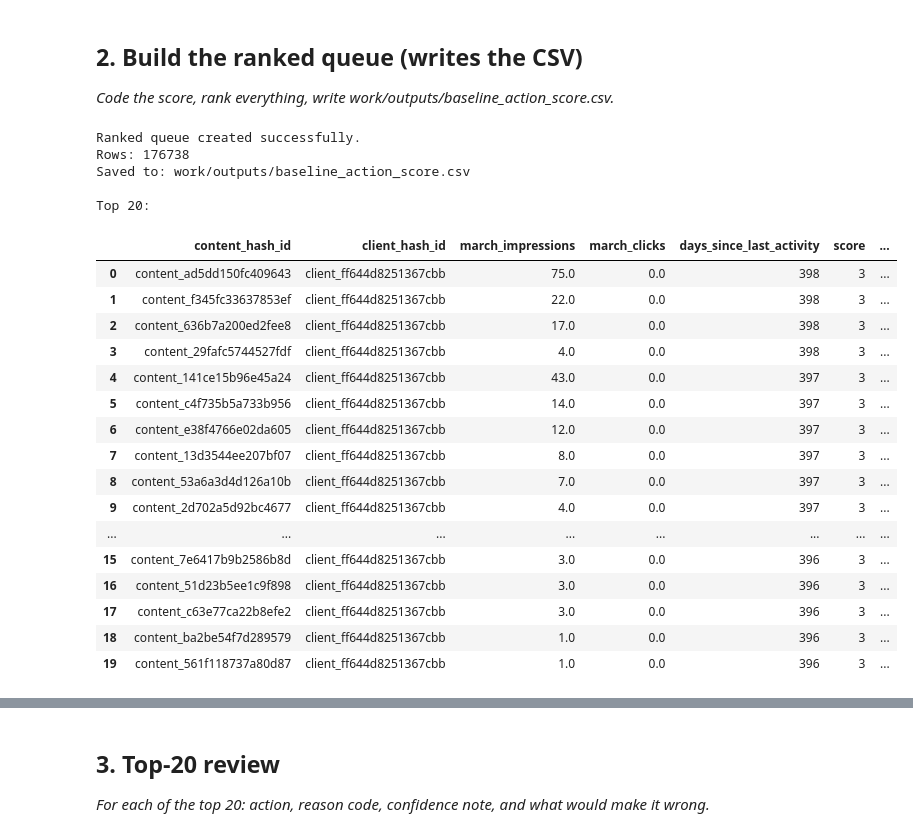
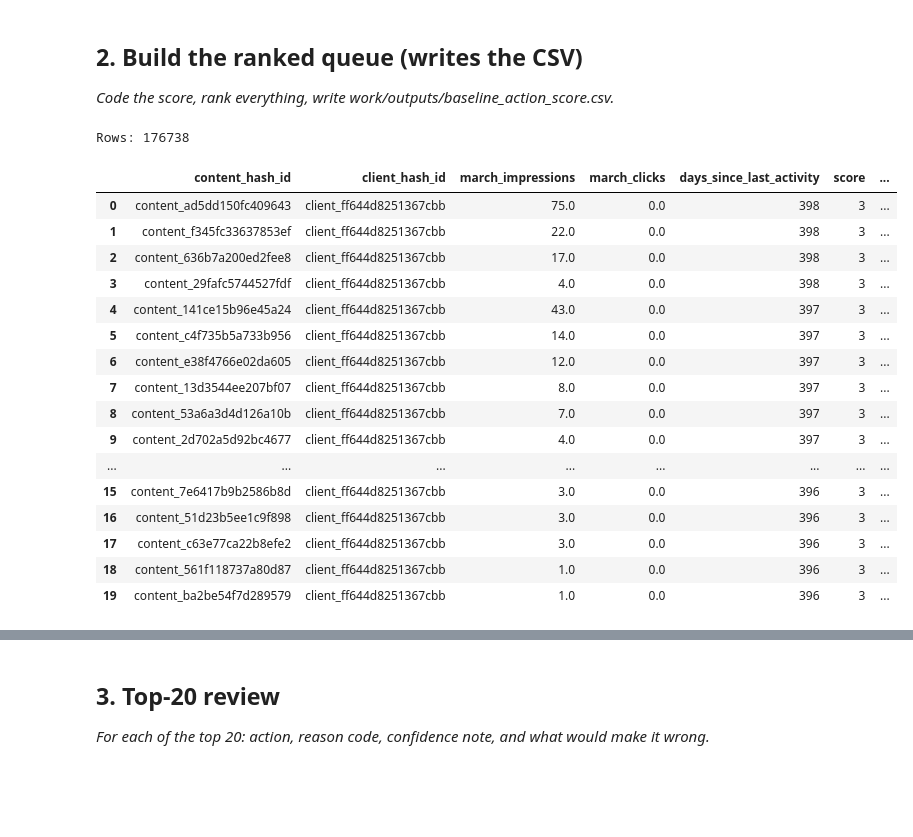
Before and after one commit to yashizhenya755-dev/flyrank-ml-internship, a Jupyter notebook: work/notebooks/w04_baseline_score.ipynb, the cells around one changed output, grey strips where cells are left out. Drawn from its saved outputs; the diff is of its cells as text; code cells hidden in the pictures; blank space fills up the shorter version.

```diff
--- a/work/notebooks/w04_baseline_score.ipynb
+++ b/work/notebooks/w04_baseline_score.ipynb
@@ -8,0 +29,14 @@ This skeleton is yours to fill. Work the sections **in order** — each one has
+# %%
+months = [f"2025-{m:02d}" for m in range(1, 13)] + ["2026-01", "2026-02"]
+base = "hf://datasets/FlyRank/internship-warehouse/fact_content_daily_performance"
+paths = [f"{base}/month={m}/data_0.parquet" for m in months]
+
+# a DuckDB list literal: read_parquet([...]) — used in place of '{history_path}'
+history_path = None                      # the old queries used quotes: FROM '{history_path}'
+history_rel = "read_parquet([" + ", ".join(f"'{p}'" for p in paths) + "])"
+
+print(len(paths), "months")
+print(con.sql(f"""
+    SELECT MIN(report_date) AS min_date, MAX(report_date) AS max_date, COUNT(*) AS n
+    FROM {history_rel}
+""").df())
@@ -191,21 +227,20 @@ Prioritize content pages that show a longer period of recent inactivity before M
 
 *Code the score, rank everything, write work/outputs/baseline_action_score.csv.*
 # %%
-# This cell is for CODE (numbers, a query, a check).
-# Write your text answer in the cell ABOVE this one — typing sentences here breaks Run All.
+import os
+
 ranked_queue = con.sql(f"""
 WITH page_history AS (
     SELECT
         content_hash_id,
         client_hash_id,
         MAX(report_date) AS last_observed_date
-    FROM '{history_path}'
+    FROM {history_rel}
     WHERE report_date < DATE '2026-03-01'
       AND gsc_data_available IS TRUE
       AND gsc_impressions > 0
     GROUP BY content_hash_id, client_hash_id
 ),
-
 march_pages AS (
     SELECT
         content_hash_id,
@@ -216,7 +251,6 @@ march_pages AS (
     WHERE gsc_data_available IS TRUE
     GROUP BY content_hash_id, client_hash_id
 ),
-
 scored AS (
     SELECT
         m.content_hash_id,
@@ -224,7 +258,6 @@ scored AS (
         m.march_impressions,
         m.march_clicks,
         DATE '2026-03-01' - h.last_observed_date AS days_since_last_activity,
-
         CASE
             WHEN h.last_observed_date IS NULL THEN 0
             WHEN DATE '2026-03-01' - h.last_observed_date >= 31 THEN 3
@@ -232,24 +265,18 @@ scored AS (
             WHEN DATE '2026-03-01' - h.last_observed_date >= 3 THEN 1
             ELSE 0
         END AS score,
-
         CASE
             WHEN h.last_observed_date IS NULL THEN 'NO_SIGNAL'
-            WHEN DATE '2026-03-01' - h.last_observed_date >= 31
-                THEN 'RECENT_INACTIVITY_HIGH'
-            WHEN DATE '2026-03-01' - h.last_observed_date >= 8
-                THEN 'RECENT_INACTIVITY_MEDIUM'
-            WHEN DATE '2026-03-01' - h.last_observed_date >= 3
-                THEN 'RECENT_INACTIVITY_LOW'
+            WHEN DATE '2026-03-01' - h.last_observed_date >= 31 THEN 'RECENT_INACTIVITY_HIGH'
+            WHEN DATE '2026-03-01' - h.last_observed_date >= 8 THEN 'RECENT_INACTIVITY_MEDIUM'
+            WHEN DATE '2026-03-01' - h.last_observed_date >= 3 THEN 'RECENT_INACTIVITY_LOW'
             ELSE 'RECENT_INACTIVITY_NONE'
         END AS reason_code
-
     FROM march_pages m
     LEFT JOIN page_history h
         ON m.content_hash_id = h.content_hash_id
        AND m.client_hash_id = h.client_hash_id
 )
-
 SELECT
     content_hash_id,
     client_hash_id,
@@ -258,58 +285,42 @@ SELECT
     days_since_last_activity,
     score,
     reason_code,
-
     CASE
         WHEN score >= 3 THEN 'REFRESH_HIGH_PRIORITY'
         WHEN score >= 2 THEN 'REFRESH'
         WHEN score >= 1 THEN 'REVIEW'
         ELSE 'MONITOR'
     END AS action,
-
     ROW_NUMBER() OVER (
         ORDER BY score DESC,
                  days_since_last_activity DESC NULLS LAST,
                  march_impressions DESC
     ) AS rank
-
 FROM scored
 ORDER BY rank
 """).df()
 
-# Save the ranked queue required by the assignment
-output_path = "work/outputs/baseline_action_score.csv"
+os.makedirs("work/outputs", exist_ok=True)
+ranked_queue.to_csv("work/outputs/baseline_action_score.csv", index=False)
 
-import os
-os.makedirs("work/outputs", exist_ok=True)
-
-ranked_queue.to_csv(output_path, index=False)
-
-print("Ranked queue created successfully.")
 print("Rows:", len(ranked_queue))
-print("Saved to:", output_path)
-print()
-print("Top 20:")
 display(ranked_queue.head(20))
 # %% [output]
-Ranked queue created successfully.
 Rows: 176738
-Saved to: work/outputs/baseline_action_score.csv
-
-Top 20:
 |  | content_hash_id | client_hash_id | march_impressions | march_clicks | days_since_last_activity | score | ... |
 | 0 | content_ad5dd150fc409643 | client_ff644d8251367cbb | 75.0 | 0.0 | 398 | 3 | ... |
 | 1 | content_f345fc33637853ef | client_ff644d8251367cbb | 22.0 | 0.0 | 398 | 3 | ... |
 | 2 | content_636b7a200ed2fee8 | client_ff644d8251367cbb | 17.0 | 0.0 | 398 | 3 | ... |
 | 3 | content_29fafc5744527fdf | client_ff644d8251367cbb | 4.0 | 0.0 | 398 | 3 | ... |
 | 4 | content_141ce15b96e45a24 | client_ff644d8251367cbb | 43.0 | 0.0 | 397 | 3 | ... |
 | 5 | content_c4f735b5a733b956 | client_ff644d8251367cbb | 14.0 | 0.0 | 397 | 3 | ... |
 | 6 | content_e38f4766e02da605 | client_ff644d8251367cbb | 12.0 | 0.0 | 397 | 3 | ... |
 | 7 | content_13d3544ee207bf07 | client_ff644d8251367cbb | 8.0 | 0.0 | 397 | 3 | ... |
 | 8 | content_53a6a3d4d126a10b | client_ff644d8251367cbb | 7.0 | 0.0 | 397 | 3 | ... |
 | 9 | content_2d702a5d92bc4677 | client_ff644d8251367cbb | 4.0 | 0.0 | 397 | 3 | ... |
 | ... | ... | ... | ... | ... | ... | ... | ... |
 | 15 | content_7e6417b9b2586b8d | client_ff644d8251367cbb | 3.0 | 0.0 | 396 | 3 | ... |
 | 16 | content_51d23b5ee1c9f898 | client_ff644d8251367cbb | 3.0 | 0.0 | 396 | 3 | ... |
 | 17 | content_c63e77ca22b8efe2 | client_ff644d8251367cbb | 3.0 | 0.0 | 396 | 3 | ... |
-| 18 | content_ba2be54f7d289579 | client_ff644d8251367cbb | 1.0 | 0.0 | 396 | 3 | ... |
-| 19 | content_561f118737a80d87 | client_ff644d8251367cbb | 1.0 | 0.0 | 396 | 3 | ... |
+| 18 | content_561f118737a80d87 | client_ff644d8251367cbb | 1.0 | 0.0 | 396 | 3 | ... |
+| 19 | content_ba2be54f7d289579 | client_ff644d8251367cbb | 1.0 | 0.0 | 396 | 3 | ... |
```
Also changed, not shown: parts of 6 cells of this notebook.
